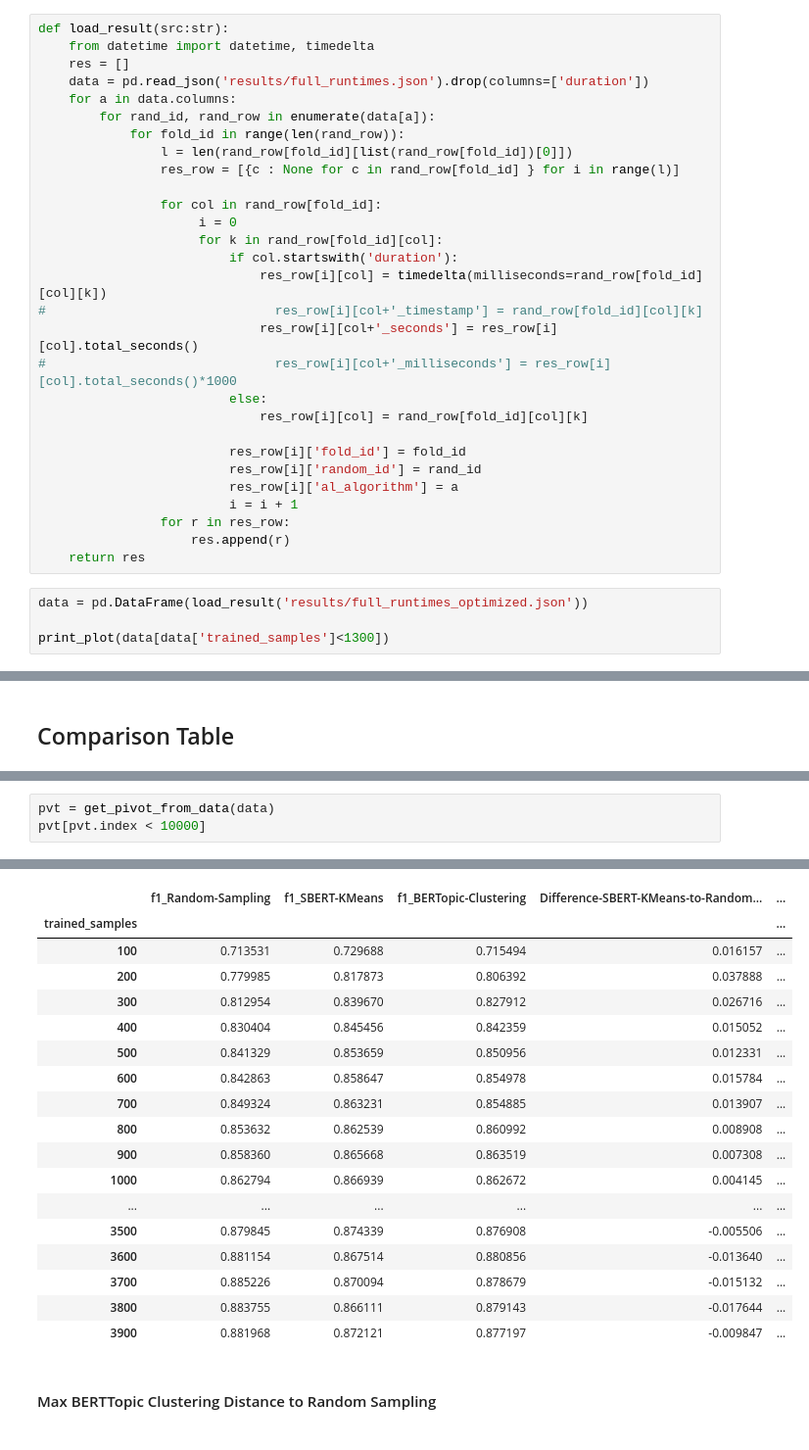
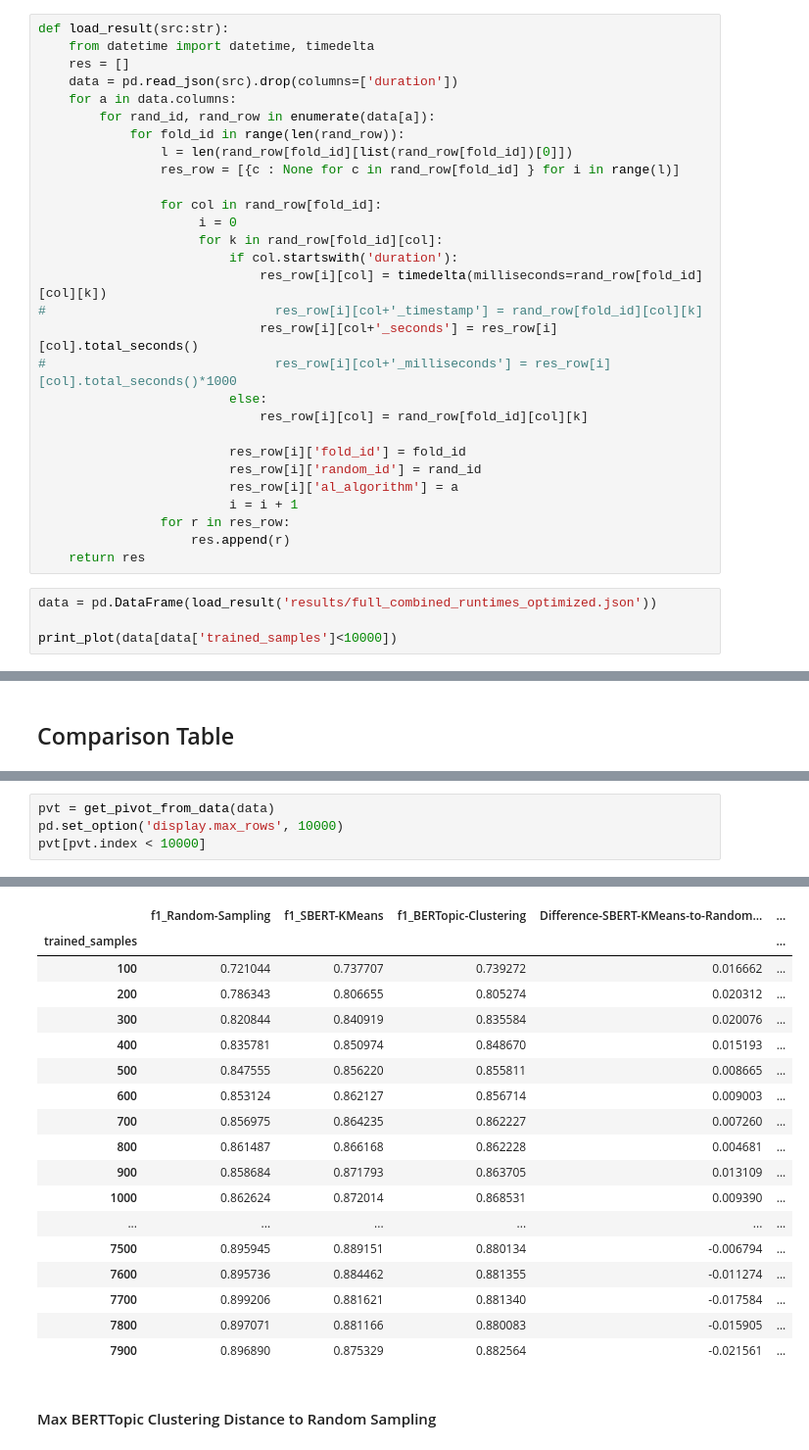
Before and after one commit to kstrassheim/active-learning-with-deep-learning-for-nlp, a Jupyter notebook: result-analysis.ipynb, the cells around one changed output, grey strips where cells are left out. Shown at 98% size. Saved outputs shown, nothing was run; the diff lists cells and outputs as text.

```diff
--- a/result-analysis.ipynb
+++ b/result-analysis.ipynb
@@ -30,7 +28,7 @@ pd.read_json('results/full_runtimes.json', orient='records').drop(columns=['dura
 def load_result(src:str):
     from datetime import datetime, timedelta
     res = []
-    data = pd.read_json('results/full_runtimes.json').drop(columns=['duration'])
+    data = pd.read_json(src).drop(columns=['duration'])
     for a in data.columns:
         for rand_id, rand_row in enumerate(data[a]):
             for fold_id in range(len(rand_row)):
@@ -56,7 +54,7 @@ def load_result(src:str):
                     res.append(r)
     return res
 # %%
-data = pd.DataFrame(load_result('results/full_runtimes_optimized.json'))
+data = pd.DataFrame(load_result('results/full_combined_runtimes_optimized.json'))
 
-print_plot(data[data['trained_samples']<1300])
+print_plot(data[data['trained_samples']<10000])
 # %% [output]
@@ -86,5 +83,6 @@ def get_max_arg_by_column(col, data):
     return arg, data.iloc[arg]
 # %%
 pvt = get_pivot_from_data(data)
+pd.set_option('display.max_rows', 10000)
 pvt[pvt.index < 10000]
 # %% [output]
@@ -92,21 +89,21 @@ pvt[pvt.index < 10000]
 |  | f1_Random-Sampling | f1_SBERT-KMeans | f1_BERTopic-Clustering | Difference-SBERT-KMeans-to-Random... | ... |
 | trained_samples |  |  |  |  | ... |
-| 100 | 0.713531 | 0.729688 | 0.715494 | 0.016157 | ... |
-| 200 | 0.779985 | 0.817873 | 0.806392 | 0.037888 | ... |
-| 300 | 0.812954 | 0.839670 | 0.827912 | 0.026716 | ... |
-| 400 | 0.830404 | 0.845456 | 0.842359 | 0.015052 | ... |
-| 500 | 0.841329 | 0.853659 | 0.850956 | 0.012331 | ... |
-| 600 | 0.842863 | 0.858647 | 0.854978 | 0.015784 | ... |
-| 700 | 0.849324 | 0.863231 | 0.854885 | 0.013907 | ... |
-| 800 | 0.853632 | 0.862539 | 0.860992 | 0.008908 | ... |
-| 900 | 0.858360 | 0.865668 | 0.863519 | 0.007308 | ... |
-| 1000 | 0.862794 | 0.866939 | 0.862672 | 0.004145 | ... |
+| 100 | 0.721044 | 0.737707 | 0.739272 | 0.016662 | ... |
+| 200 | 0.786343 | 0.806655 | 0.805274 | 0.020312 | ... |
+| 300 | 0.820844 | 0.840919 | 0.835584 | 0.020076 | ... |
+| 400 | 0.835781 | 0.850974 | 0.848670 | 0.015193 | ... |
+| 500 | 0.847555 | 0.856220 | 0.855811 | 0.008665 | ... |
+| 600 | 0.853124 | 0.862127 | 0.856714 | 0.009003 | ... |
+| 700 | 0.856975 | 0.864235 | 0.862227 | 0.007260 | ... |
+| 800 | 0.861487 | 0.866168 | 0.862228 | 0.004681 | ... |
+| 900 | 0.858684 | 0.871793 | 0.863705 | 0.013109 | ... |
+| 1000 | 0.862624 | 0.872014 | 0.868531 | 0.009390 | ... |
 | ... | ... | ... | ... | ... | ... |
-| 3500 | 0.879845 | 0.874339 | 0.876908 | -0.005506 | ... |
-| 3600 | 0.881154 | 0.867514 | 0.880856 | -0.013640 | ... |
-| 3700 | 0.885226 | 0.870094 | 0.878679 | -0.015132 | ... |
-| 3800 | 0.883755 | 0.866111 | 0.879143 | -0.017644 | ... |
-| 3900 | 0.881968 | 0.872121 | 0.877197 | -0.009847 | ... |
+| 7500 | 0.895945 | 0.889151 | 0.880134 | -0.006794 | ... |
+| 7600 | 0.895736 | 0.884462 | 0.881355 | -0.011274 | ... |
+| 7700 | 0.899206 | 0.881621 | 0.881340 | -0.017584 | ... |
+| 7800 | 0.897071 | 0.881166 | 0.880083 | -0.015905 | ... |
+| 7900 | 0.896890 | 0.875329 | 0.882564 | -0.021561 | ... |
 # %% [markdown]
 #### Max BERTTopic Clustering Distance to Random Sampling
 # %%
```
Also changed, not shown: parts of 8 cells of this notebook.
